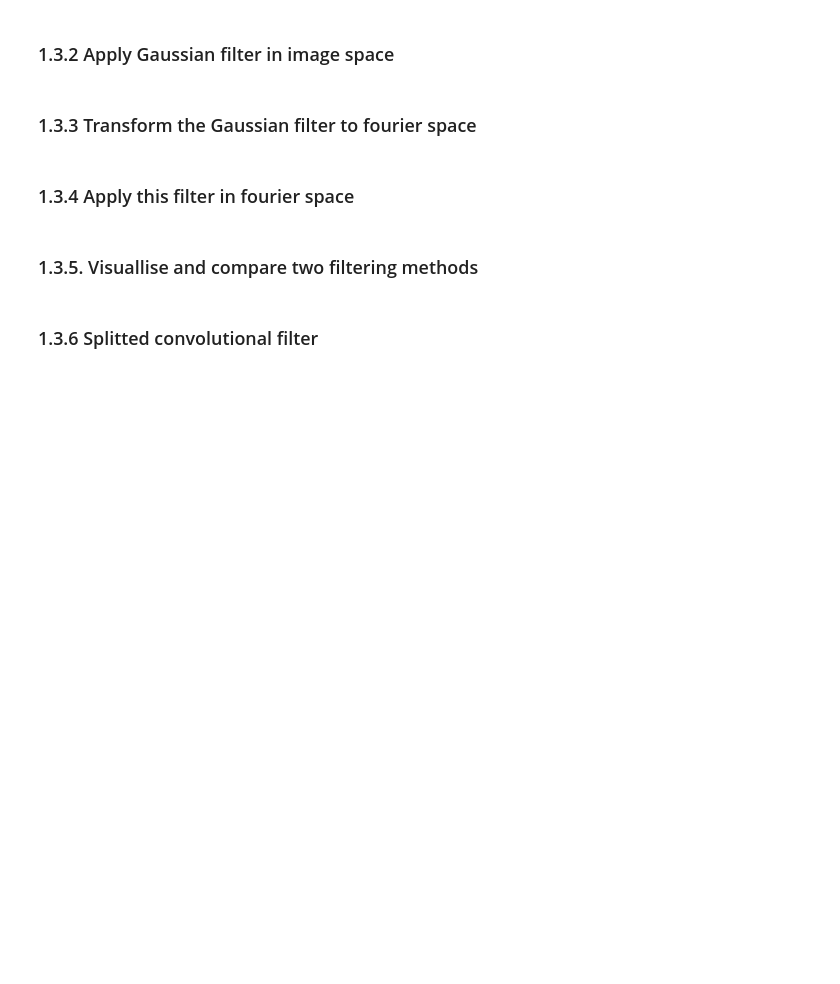
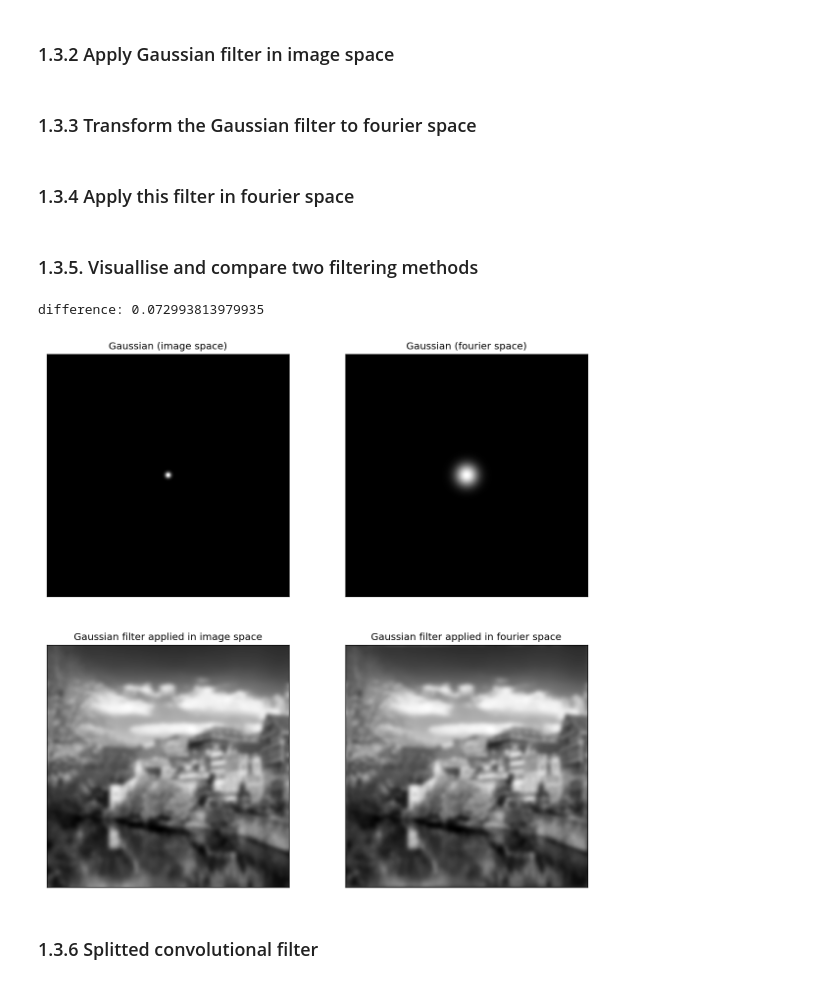
Before and after one commit to prs-eth/Bildverarbeitung, a Jupyter notebook: fourier.ipynb, the cells around one changed output. Saved outputs shown, nothing was run; the diff lists cells and outputs as text; code cells hidden in the pictures; blank space fills up the shorter version.

```diff
--- a/fourier.ipynb
+++ b/fourier.ipynb
@@ -85,7 +95,11 @@ def g_kern(kernlen=5, std=1):
     output:
         g_kern_2d: a gaussian kernel of size (kernlen, kernlen) with sum 1
     '''
-    g_kern_2d = ...
+    center = (kernlen - 1)/2
+    g_kern_2d = np.zeros((kernlen, kernlen))
+    for i in range(kernlen):
+        for j in range(kernlen):
+            g_kern_2d[i][j] = stats.norm.pdf(((i - center)**2 + (j - center)**2)**0.5, loc=0, scale=std)  # using pdf instead of cdf
     return g_kern_2d
 # %% [markdown]
 ### 1.3.2 Apply Gaussian filter in image space
@@ -93,14 +107,14 @@ def g_kern(kernlen=5, std=1):
 # TODO
 #   step 2: create such a gaussian filter with standard deviation 5 and filtersize=image_size and
 #           convolve the image with this filter
-gaussfilter_img = ...
-img_conv = ...
+gaussfilter_img = g_kern(img_size, 5)
+img_conv = ndimage.convolve(img, g_kern(30, 5))
 # %% [markdown]
 ### 1.3.3 Transform the Gaussian filter to fourier space
 # %%
 # TODO
 #   step 3: transform the gaussian kernel to fourier space
-gaussfilter_f = ...
-gaussfilter_f_shift = ...
+gaussfilter_f = fft.fft2(gaussfilter_img)
+gaussfilter_f_shift = fft.fftshift(gaussfilter_f)
 # %% [markdown]
 ### 1.3.4 Apply this filter in fourier space
@@ -110,35 +121,41 @@ img_gauss_f = ...
+# %%
+f_gauss = abs(gaussfilter_f) * FT_img_log
+img_gauss_f = fft.ifft2(f_gauss)
 # %% [markdown]
 ### 1.3.5. Visuallise and compare two filtering methods
 # %%
 #   step 5: compare the results
 difference = np.mean(np.abs(img_gauss_f - img_conv))
 print('difference: ' + str(difference))
 
 if PLOT_RESULTS:
     # compare the two images
     plt.figure(figsize=(12, 12),dpi=DPI)
 
     plt.subplot(221)        # plt.subplot(122)
     plt.xticks([]), plt.yticks([])
     plt.imshow((gaussfilter_img), cmap=plt.cm.gray)
     plt.title('Gaussian (image space)')
 
     plt.subplot(222)        # plt.subplot(121)
     plt.xticks([]), plt.yticks([])
     plt.imshow(np.abs(gaussfilter_f_shift), cmap=plt.cm.gray)
     plt.title('Gaussian (fourier space)')
 
     plt.subplot(223)        # plt.subplot(122)
     plt.xticks([]), plt.yticks([])
     plt.imshow((img_conv), cmap=plt.cm.gray)      # img_conv
     plt.title('Gaussian filter applied in image space')
 
     plt.subplot(224)        # plt.subplot(121)
     plt.xticks([]), plt.yticks([])
-    plt.imshow((img_gauss_f), cmap=plt.cm.gray)
+    plt.imshow(abs(img_gauss_f), cmap=plt.cm.gray)
     plt.title('Gaussian filter applied in fourier space')
 
     plt.show()
+# %% [output]
+difference: 0.072993813979935
+[figure, added]
 # %% [markdown]
 ### 1.3.6 Splitted convolutional filter
 # %%
```
Also changed, not shown: parts of 5 cells of this notebook.
